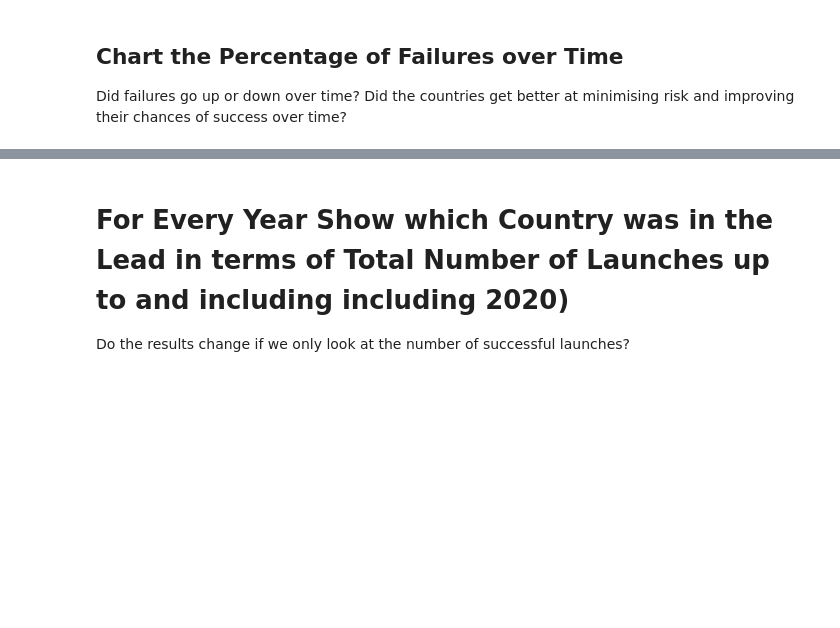
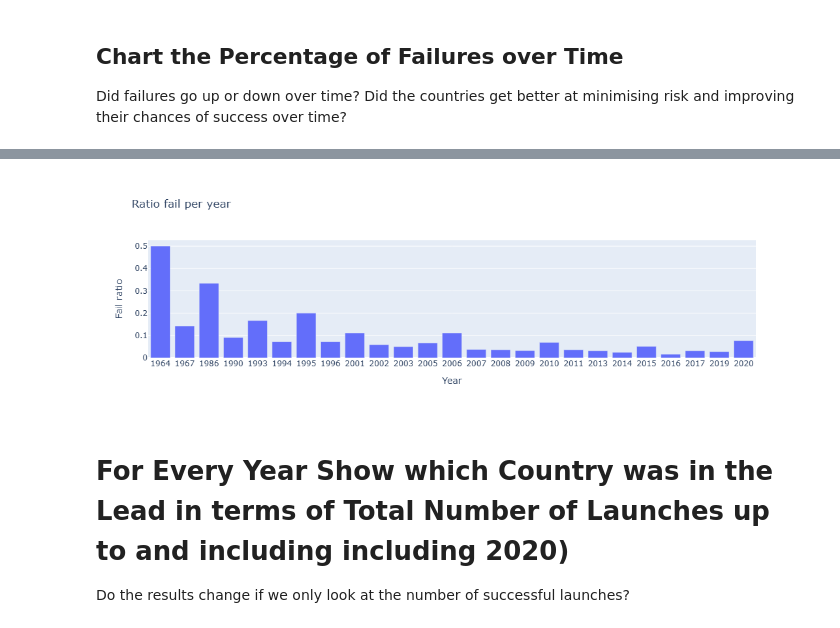
Before and after one commit to Bill-khk/Data-analysis, a Jupyter notebook: SpaceMissions/data/Space_Missions_Analysis.ipynb, the cells around one changed output, grey strips where cells are left out. Drawn from its saved outputs; the diff is of its cells as text; code cells hidden in the pictures; blank space fills up the shorter version.

```diff
--- a/SpaceMissions/data/Space_Missions_Analysis.ipynb
+++ b/SpaceMissions/data/Space_Missions_Analysis.ipynb
@@ -977,3 +980,6 @@ plt.show()
 ## Chart the Percentage of Failures over Time
 
 Did failures go up or down over time? Did the countries get better at minimising risk and improving their chances of success over time?
+# %%
+succ_filter = clean_df[clean_df['Mission_Status']=='Success']
+succ_filter.head()
@@ -979,0 +993,5 @@ Did failures go up or down over time? Did the countries get better at minimising
+# %%
+succ_g = succ_filter.groupby('Year').size().reset_index()
+succ_g.rename(columns={0:'Count'}, inplace=True)
+succ_g.set_index('Year', inplace=True)
+succ_g.head()
@@ -979,0 +1006,4 @@ Did failures go up or down over time? Did the countries get better at minimising
+# %%
+fail_pc = pd.merge(fail_g, succ_g, on='Year')
+fail_pc['Fail ratio'] = fail_pc['Count_x'] / ( fail_pc['Count_x'] + fail_pc['Count_y'])
+fail_pc.head()
@@ -980,3 +1018,7 @@ Did failures go up or down over time? Did the countries get better at minimising
+# %%
+px.bar(fail_pc, x=fail_pc.index, y='Fail ratio', title='Ratio fail per year')
+# %% [output]
+[figure, added]
 # %% [markdown]
 # For Every Year Show which Country was in the Lead in terms of Total Number of Launches up to and including including 2020)
 
```
Also changed, not shown: parts of 18 cells of this notebook.
